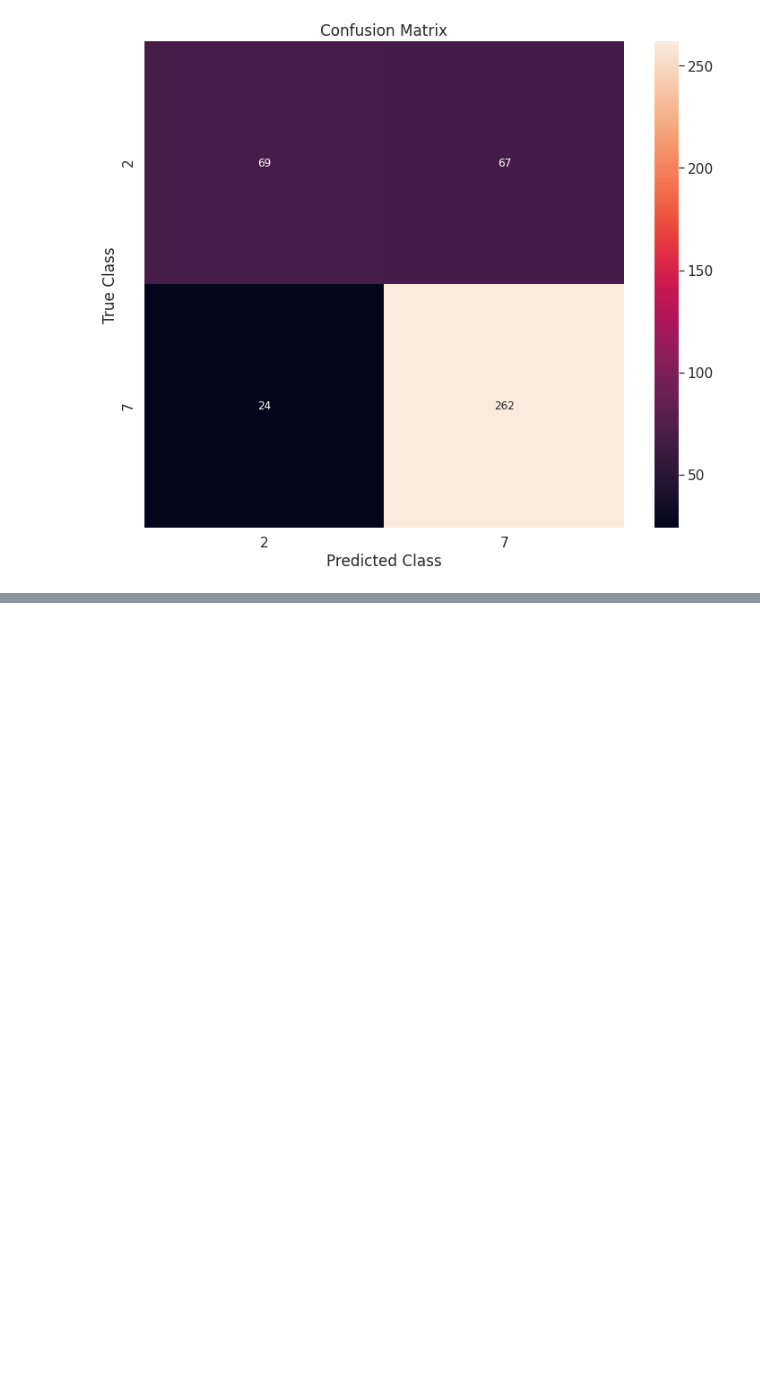
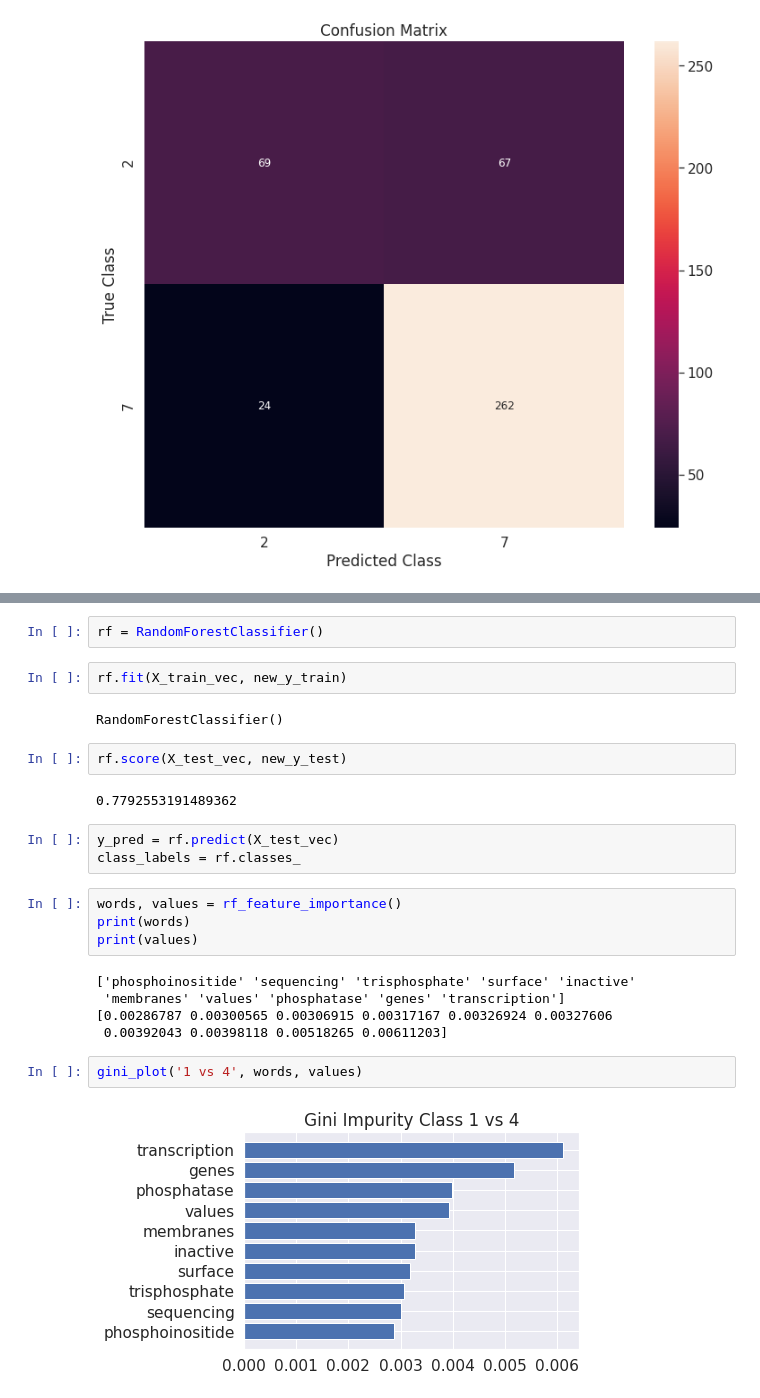
Before and after one commit to Shredder42/mutations, a Jupyter notebook: explore.ipynb, the cells around one changed output, grey strips where cells are left out. Saved outputs shown, nothing was run; the diff lists cells and outputs as text; blank space fills up the shorter version.

```diff
--- a/explore.ipynb
+++ b/explore.ipynb
@@ -1104,0 +1191,26 @@ confusion_matrix_plot(2,2)
+# %%
+rf = RandomForestClassifier()
+# %%
+rf.fit(X_train_vec, new_y_train)
+# %% [output]
+RandomForestClassifier()
+# %%
+rf.score(X_test_vec, new_y_test)
+# %% [output]
+0.7792553191489362
+# %%
+y_pred = rf.predict(X_test_vec)
+class_labels = rf.classes_
+# %%
+words, values = rf_feature_importance()
+print(words)
+print(values)
+# %% [output]
+['phosphoinositide' 'sequencing' 'trisphosphate' 'surface' 'inactive'
+ 'membranes' 'values' 'phosphatase' 'genes' 'transcription']
+[0.00286787 0.00300565 0.00306915 0.00317167 0.00326924 0.00327606
+ 0.00392043 0.00398118 0.00518265 0.00611203]
+# %%
+gini_plot('1 vs 4', words, values)
+# %% [output]
+[figure, added]
```
Also changed, not shown: parts of 21 cells of this notebook.
